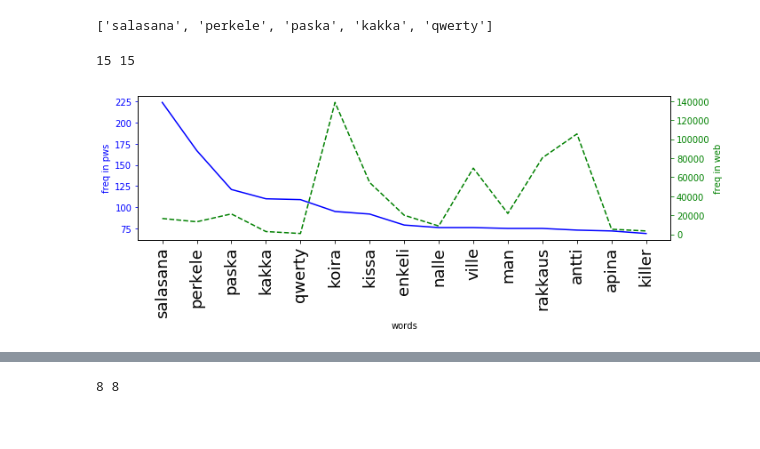
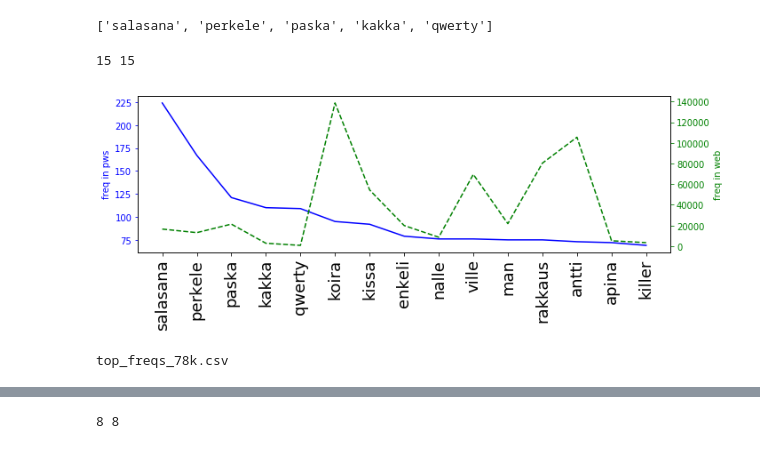
Before and after one commit to elmasyr/pw, a Jupyter notebook: PW_pivot_78k.ipynb, the cells around one changed output, grey strips where cells are left out. Saved outputs shown, nothing was run; the diff lists cells and outputs as text; code cells hidden in the pictures.

```diff
--- a/PW_pivot_78k.ipynb
+++ b/PW_pivot_78k.ipynb
@@ -5,11 +5,11 @@ import matplotlib.pyplot as plt
 %matplotlib inline
 
 # give the datafile name
-#datafile= 'all_words_pivot.xlsx'
 datafile= 'C:\Users\elmasyr\Seafile\PW Project\PW Proj Shared Docs\data\matched word pivot files/78k_word_pivot.xlsx'
+addin = '_78k'
 
+#df = pd.read_csv(datafile, header=0, sep=',', encoding='utf-8')
 df = pd.read_excel(datafile, header=0, sep=',', encoding='utf-8', sheet_name='matchfreqfinnw_names')
-#df = pd.read_excel(datafile, header=0, sep=',', encoding='utf-8')
 df.info() # could also use df_final.dtypes
 # %% [output]
 <class 'pandas.core.frame.DataFrame'>
@@ -40,0 +37,2 @@ df.head()
+# %%
+df = df.rename(columns={'matched word': 'word', 'finnish word': 'Finnish word', 'finnish name': 'Finnish name'})
@@ -262,34 +439,51 @@ x
 ['salasana', 'perkele', 'paska', 'kakka', 'qwerty']
 # %%
 #https://matplotlib.org/gallery/api/two_scales.html
+
+fign = 'wordfreq15'
+pngfile = fign + '_' + addin + '.png'
+epsfile = fign + '_' + addin + '.eps'
 
 sample = 15
 
 fig, ax1 = plt.subplots(figsize=(10,4))
 x = [i for i in dfsort[:sample].index]
-x_ticks_labels = [str(i) for i in dfsort['matched word'][:sample]]
+x_ticks_labels = [str(i) for i in dfsort['word'][:sample]]
 y1 = dfsort['freq in pws'][:sample]
 print len(x), len(y1)
 ax1.plot(x, y1, 'b-')
-ax1.set_xlabel('words')
+#ax1.set_xlabel('words')
 # Make the y-axis label, ticks and tick labels match the line color.
 ax1.set_ylabel('freq in pws', color='b')
 ax1.tick_params('y', colors='b')
 # Set number of ticks for x-axis
 ax1.set_xticks(x)
 # Set ticks labels for x-axis
 ax1.set_xticklabels(x_ticks_labels, rotation='vertical', fontsize=18)
 
 ax2 = ax1.twinx()
 y2 = dfsort['freq in web'][:sample]
 ax2.plot(x, y2, 'g--')
 ax2.set_ylabel('freq in web', color='g')
 ax2.tick_params('y', colors='g')
 
-#[str(i) for i in dfsort['matched word'][:sample]]
-
 fig.tight_layout()
-plt.show()
+#plt.show()
+plt.savefig(pngfile, format='png', dpi=300)
+plt.savefig(epsfile, format='eps', dpi=300);
 # %% [output]
 15 15
-[figure, old version]
+[figure, new version]
+# %%
+# Save smaller sample for combining figures in another notebook
+sample = 15
+filename = 'top_freqs' + addin + '.csv'
+print filename
+
+mydf=pd.DataFrame()
+mydf['word'] = [str(i).decode('utf-8') for i in dfsort['word'][:sample]]
+mydf['pwfreq'] = [str(i) for i in dfsort['freq in pws'][:sample]]
+mydf['webfreq'] = [str(i) for i in dfsort['freq in web'][:sample]]
+mydf.to_csv(filename, sep=',', encoding='utf-8', index=False)
+# %% [output]
+top_freqs_78k.csv
```
Also changed, not shown: parts of 52 cells of this notebook, 2 other files.
